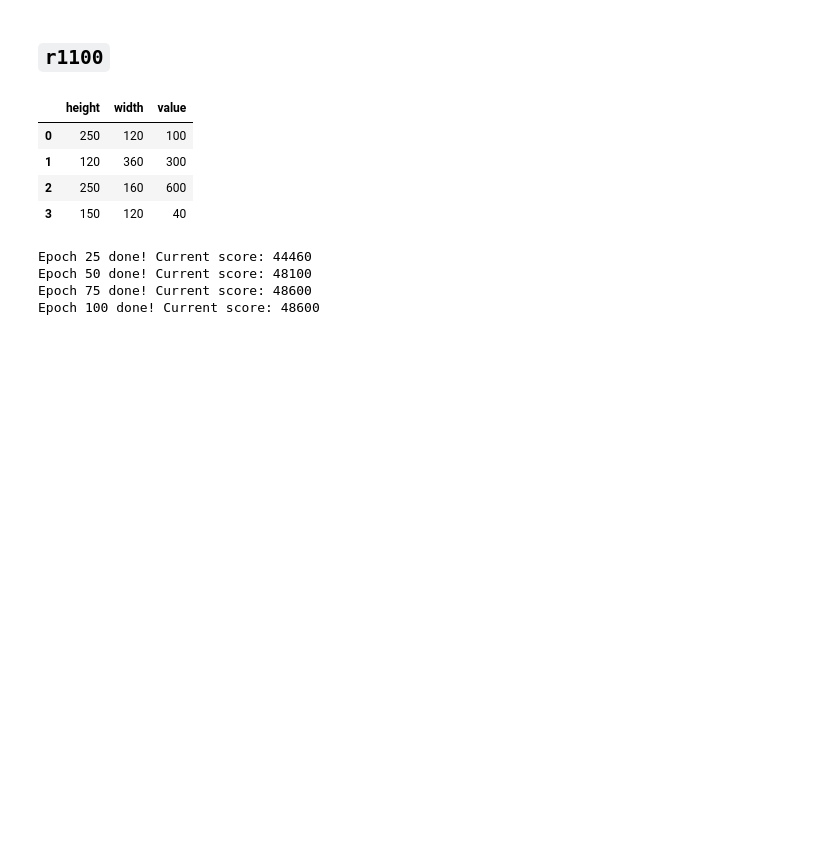
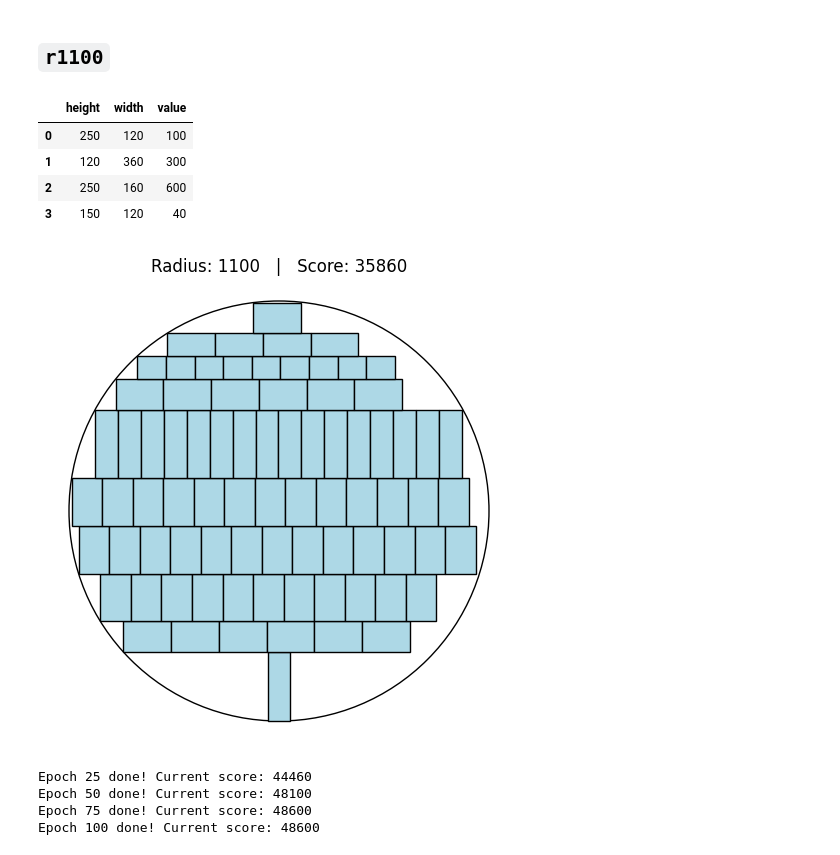
Before and after one commit to maciejors/neural-networks, a Jupyter notebook: genetic_algorithms/cutting_stock/ae2.ipynb, the cells around one changed output. Cells and saved outputs as stored; diff of their text form; code cells hidden in the pictures; blank space fills up the shorter version.

```diff
--- a/genetic_algorithms/cutting_stock/ae2.ipynb
+++ b/genetic_algorithms/cutting_stock/ae2.ipynb
@@ -121,6 +121,10 @@ gen_1100 = CuttingStockGenetic(
     circle_radius=1100, rectangles_data=r1100,
     population_size=30, random_state=8,
 )
+# %%
+gen_1100.best_individual().plot(detailed=False)
+# %% [output]
+[figure, added]
 # %%
 gen_1100.train(
     epochs=100, verbosity_period=25,
```
Also changed, not shown: parts of 4 cells of this notebook, 6 other files.
